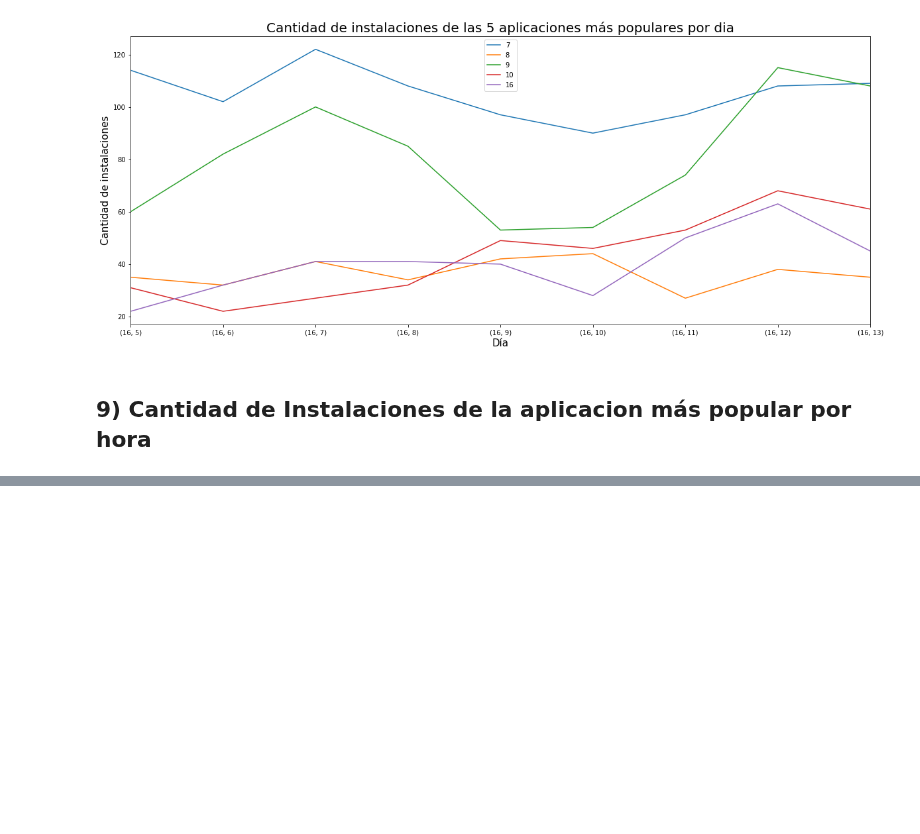
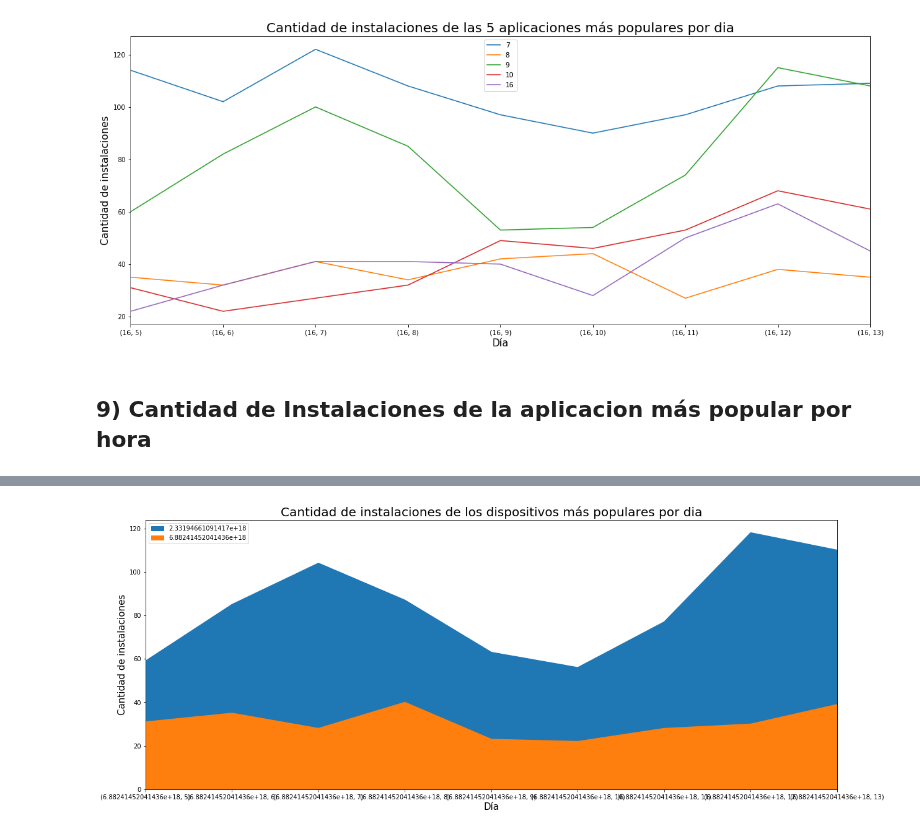
Before and after one commit to Elianagam/orgaDatosTp1, a Jupyter notebook: prueba_installs2.ipynb, the cells around one changed output, grey strips where cells are left out. Cells and saved outputs as stored; diff of their text form; code cells hidden in the pictures; blank space fills up the shorter version.

```diff
--- a/prueba_installs2.ipynb
+++ b/prueba_installs2.ipynb
@@ -323,0 +318,19 @@ plt.show()
+# %%
+top5 = [x for x in installs['device_model'].value_counts().head(2).keys()]
+top5_group = installs.loc[installs['device_model'].isin(top5)]
+top_instalation = top5_group.groupby(['device_model', 'day']).size().to_frame().reset_index()
+
+top_instalation.columns = ['device_model', 'day', 'count']
+top5_apps = pd.pivot_table(top_instalation, values='count', columns='device_model', \
+                    index='day',aggfunc=np.sum).unstack()
+
+fig, ax = plt.subplots()
+for key, grp in top5_apps.groupby(['device_model']):
+    ax = grp.plot(ax=ax, kind='area', x='day', y='count', label=key, figsize=(20,8))
+plt.title("Cantidad de instalaciones de los dispositivos más populares por dia",size=20)
+ax.set_ylabel('Cantidad de instalaciones',size=15);
+ax.set_xlabel('Día',size=15);
+plt.legend()
+plt.show()
+# %% [output]
+[figure, added]
```
Also changed, not shown: parts of 4 cells of this notebook.
